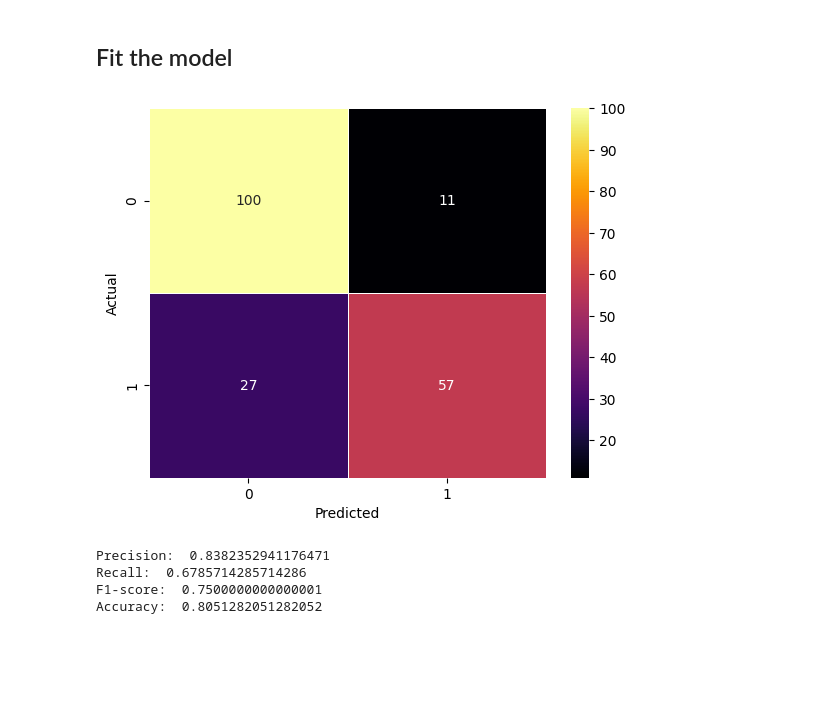
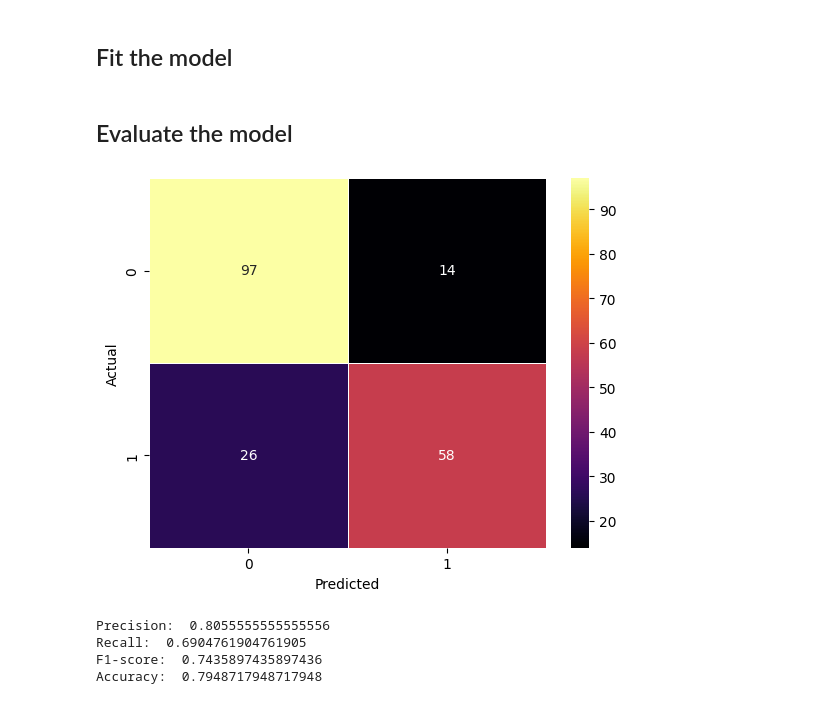
Before and after one commit to rudyvdbrink/Predictive_modeling_skeletonscripts, a Jupyter notebook: example.ipynb, the cells around one changed output. Cells and saved outputs as stored; diff of their text form; code cells hidden in the pictures; blank space fills up the shorter version.

```diff
--- a/example.ipynb
+++ b/example.ipynb
@@ -241,25 +256,47 @@ sns.heatmap(X_train.corr())
 [figure]
 # %% [markdown]
 ## Fit the model
+# %%
+# instantiate logistic regression
+lr = LogisticRegression(max_iter=10000)
+#lr.get_params()
+#lr.get_params().keys()
+
+# define evaluation
+cv = RepeatedStratifiedKFold(n_splits=5, n_repeats=3, random_state=1234)
+
+# define search space
+param_grid = { "solver" : ['newton-cg', 'lbfgs', 'liblinear'],
+               "penalty" : ['none', 'l1', 'l2', 'elasticnet'],
+               "C" : loguniform(1e-5, 100)}
+
+# define Random search
+Random_search = RandomizedSearchCV(lr, param_grid, n_iter=500, scoring='accuracy', n_jobs=1, cv=cv, random_state=1)
+
+# execute Random search
+Random_search.fit(X_train, y_train)
+
+#make predictions using the trained model
+y_pred_train = Random_search.predict(X_train)
+y_pred       = Random_search.predict(X_test)
+
+clear_output(wait=False) #remove all the warnings, we don't need them here
+# %% [markdown]
+## Evaluate the model
 # %%
-lr = LogisticRegression()
-lr.fit(X_train,y_train)
-
-y_pred = lr.predict(X_test)
-
 cfm = confusion_matrix(y_test, y_pred)
 sns.heatmap(cfm, cmap='inferno', annot=True, fmt='d', linewidths=.5)
 plt.xlabel('Predicted')
 plt.ylabel('Actual')
 plt.show()
 
 print('Precision: ', precision_score(y_test, y_pred))
 print('Recall: ', recall_score(y_test, y_pred))
 print('F1-score: ', f1_score(y_test, y_pred))
 print('Accuracy: ', accuracy_score(y_test, y_pred))
 # %% [output]
-[figure, old version]
+[figure, new version]
-Precision:  0.8382352941176471
-Recall:  0.6785714285714286
-F1-score:  0.7500000000000001
-Accuracy:  0.8051282051282052
+Precision:  0.8055555555555556
+Recall:  0.6904761904761905
+F1-score:  0.7435897435897436
+Accuracy:  0.7948717948717948
```
Also changed, not shown: parts of 7 cells of this notebook.
